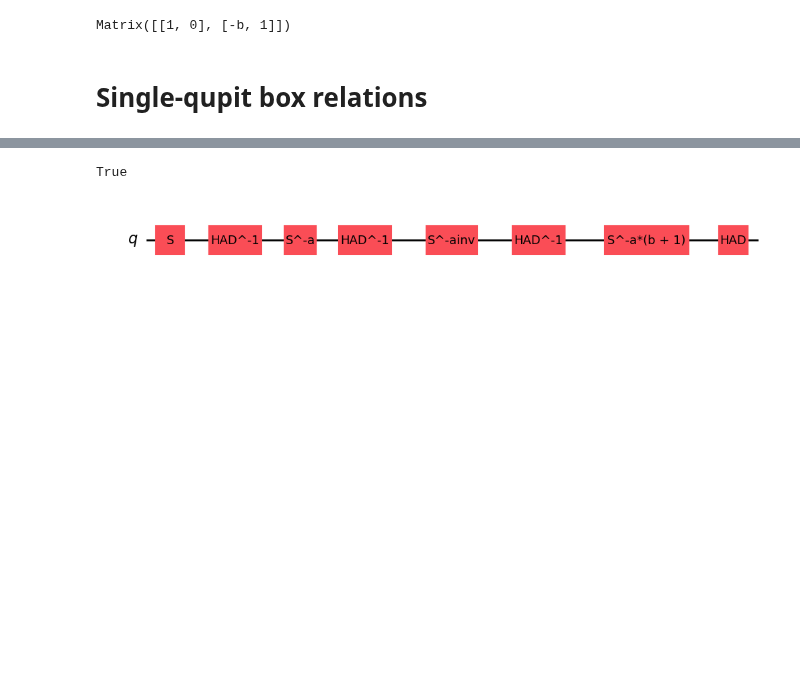
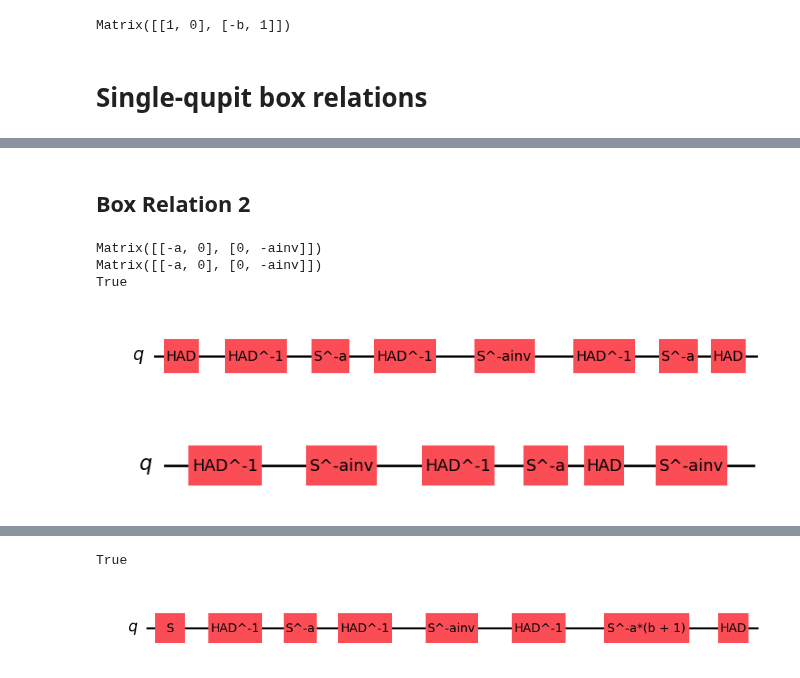
Before and after one commit to SarahMMMLi/QuditClifford, a Jupyter notebook: notebooks/BoxRelation-Soundness.ipynb, the cells around one changed output, grey strips where cells are left out. Drawn from its saved outputs; the diff is of its cells as text; code cells hidden in the pictures; blank space fills up the shorter version.

```diff
--- a/notebooks/BoxRelation-Soundness.ipynb
+++ b/notebooks/BoxRelation-Soundness.ipynb
@@ -305,0 +344,38 @@ Matrix([[1, 0], [-b, 1]])
+# %% [markdown]
+## Box Relation 2
+# %%
+a = symbols("a")
+ainv = symbols("ainv")
+Aa0 = dizx.Circuit(qudit_amount=1, dim=p)
+Aa0 += H**-1 + S**-a + H**-1 + S**-ainv + H**-1 + S**(-a) + H
+A0_neg_a = dizx.Circuit(qudit_amount=1, dim=p)
+A0_neg_a += H**-1 + S**-ainv + H**-1 + S**-a + H
+BR2lhs = dizx.Circuit(qudit_amount=1, dim=p)
+BR2rhs = dizx.Circuit(qudit_amount=1, dim=p)
+BR2lhs += H + Aa0
+BR2rhs += A0_neg_a + S**(-ainv)
+
+BR2lhs_m = BR2lhs.to_symplectic_matrix()
+BR2lhs_m_reduce = dizx.symplectic.reduce_matrix(BR2lhs_m,[(a,ainv)])
+print(BR2lhs_m_reduce)
+BR2rhs_m = BR2rhs.to_symplectic_matrix()
+BR2rhs_m_reduce = dizx.symplectic.reduce_matrix(BR2rhs_m, [(a,ainv)])
+print(BR2rhs_m_reduce)
+print(dizx.symplectic.compare_matrices(BR2lhs_m_reduce, BR2rhs_m_reduce, modulus=p))
+display(BR2lhs.draw())
+display(BR2rhs.draw())
+
+name_of_file = 'BR2-lhs'
+complete_name = os.path.join(save_to_path, name_of_file+".qasm")
+with open(complete_name, 'w+') as fBR2_lhs:
+    fBR2_lhs.write(BR2lhs.to_qasm())
+name_of_file = 'BR2-rhs'
+complete_name = os.path.join(save_to_path, name_of_file+".qasm")
+with open(complete_name, 'w+') as fBR2_rhs:
+    fBR2_rhs.write(BR2rhs.to_qasm())
+# %% [output]
+Matrix([[-a, 0], [0, -ainv]])
+Matrix([[-a, 0], [0, -ainv]])
+True
+[figure, added]
+[figure, added]
```
Also changed, not shown: parts of 11 cells of this notebook, 12 other files.
